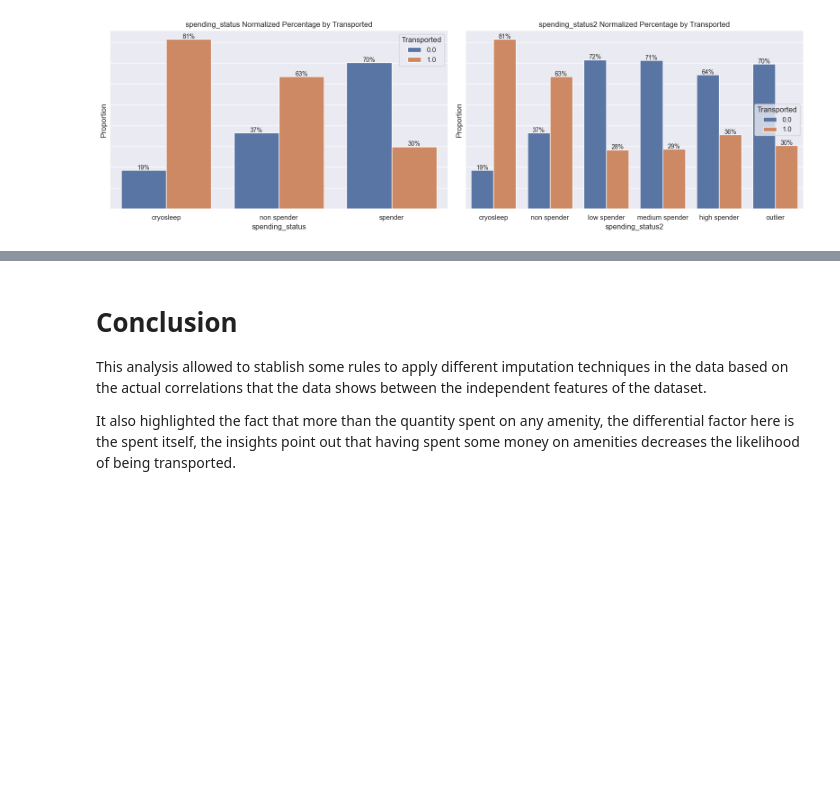
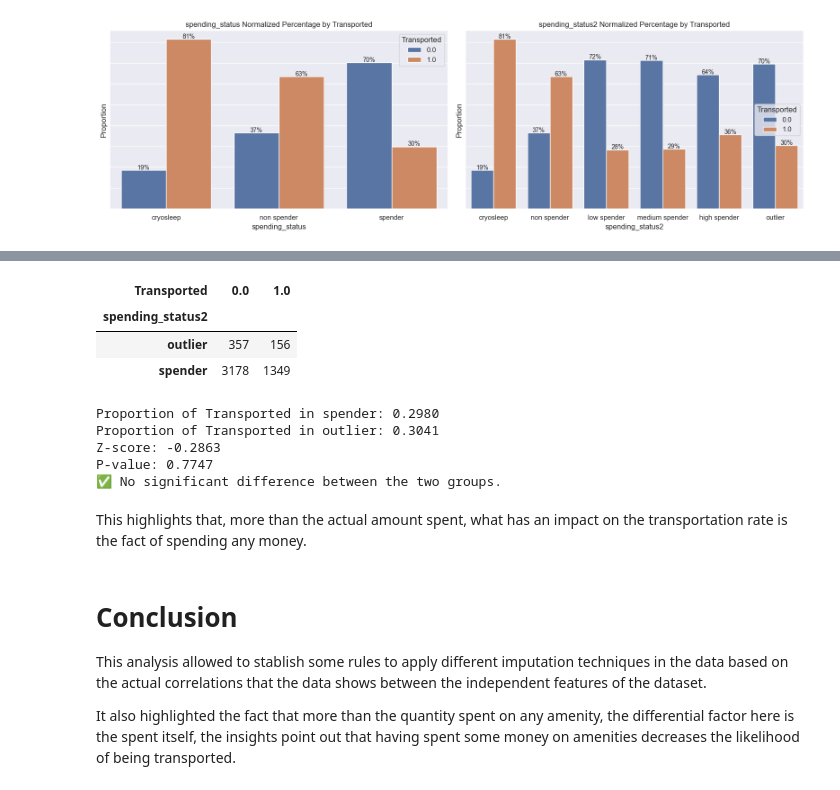
Before and after one commit to dato6091/space_titanic, a Jupyter notebook: Feature correlation exploration.ipynb, the cells around one changed output, grey strips where cells are left out. Cells and saved outputs as stored; diff of their text form; code cells hidden in the pictures; blank space fills up the shorter version.

```diff
--- a/Feature correlation exploration.ipynb
+++ b/Feature correlation exploration.ipynb
@@ -821,3 +950,57 @@ imputed_df.drop(columns='spending_status2', inplace=True)
+# %%
+testing_df = imputed_df[(imputed_df['spending_status2']=='outlier') | (imputed_df['spending_status2']=='spender')][['spending_status2', 'Transported']]
+testing_df.dropna(inplace=True)
+# %%
+pd.crosstab(index=testing_df['spending_status2'], columns=testing_df['Transported'])
+# %% [output]
+| Transported | 0.0 | 1.0 |
+| spending_status2 |  |  |
+| outlier | 357 | 156 |
+| spender | 3178 | 1349 |
+# %%
+group1 = "spender"
+group2 = "outlier"
+
+# Get totals and number of "successes" in each group
+n1 = testing_df[testing_df["spending_status2"] == group1].shape[0]
+n2 = testing_df[testing_df["spending_status2"] == group2].shape[0]
+
+successes1 = testing_df[(testing_df["spending_status2"] == group1) & (testing_df["Transported"] == 1)].shape[0]
+successes2 = testing_df[(testing_df["spending_status2"] == group2) & (testing_df["Transported"] == 1)].shape[0]
+
+# Compute proportions and pooled proportion
+p1 = successes1 / n1
+p2 = successes2 / n2
+p_pool = (successes1 + successes2) / (n1 + n2)
+
+# Standard Error
+se = np.sqrt(p_pool * (1 - p_pool) * (1/n1 + 1/n2))
+
+# Compute Z-score
+z_score = (p1 - p2) / se
+
+# Compute p-value (two-tailed test)
+p_value = 2 * (1 - stats.norm.cdf(abs(z_score)))
+
+# Print results
+print(f"Proportion of Transported in {group1}: {p1:.4f}")
+print(f"Proportion of Transported in {group2}: {p2:.4f}")
+print(f"Z-score: {z_score:.4f}")
+print(f"P-value: {p_value:.4f}")
+
+# Check significance level (alpha = 0.05)
+if p_value < 0.05:
+    print("🚀 There is a significant difference between the two groups!")
+else:
+    print("✅ No significant difference between the two groups.")
+# %% [output]
+Proportion of Transported in spender: 0.2980
+Proportion of Transported in outlier: 0.3041
+Z-score: -0.2863
+P-value: 0.7747
+✅ No significant difference between the two groups.
+# %% [markdown]
+This highlights that, more than the actual amount spent, what has an impact on the transportation rate is the fact of spending any money.
 # %% [markdown]
 # Conclusion
 
```
Also changed, not shown: parts of 20 cells of this notebook, 1 other file.
